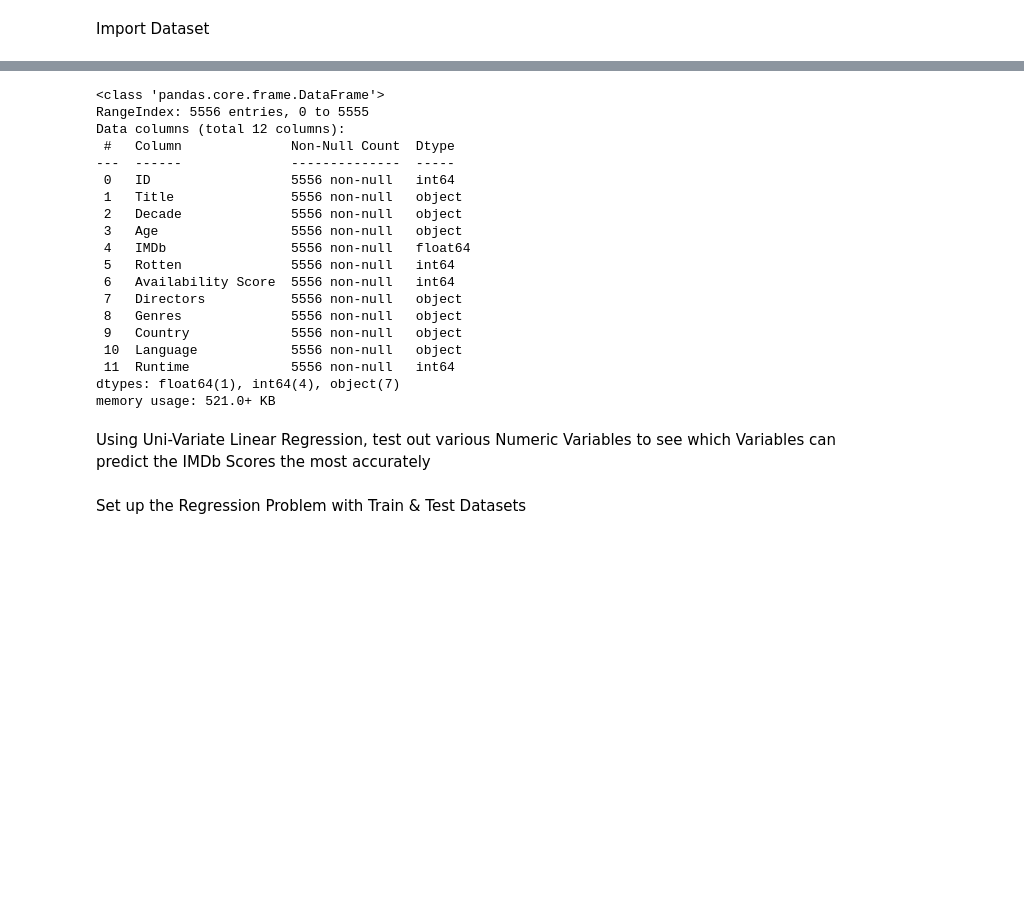
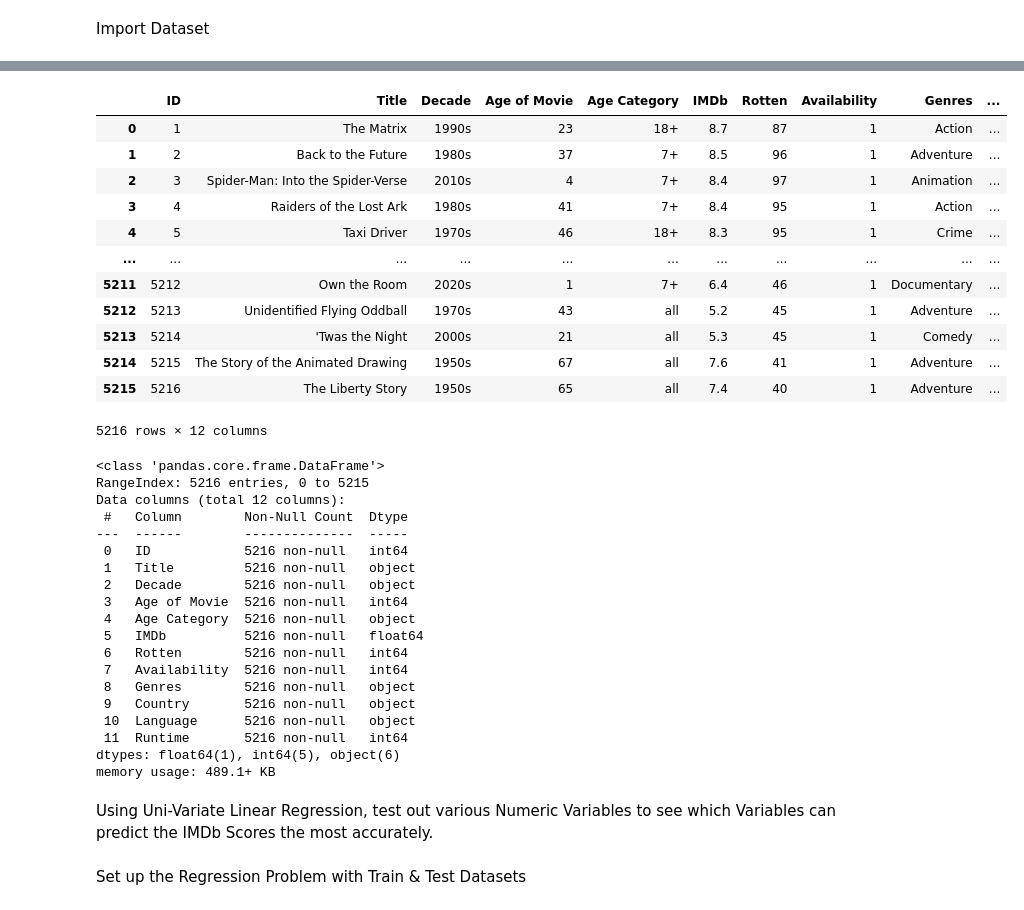
Before and after one commit to rlim066/SC1015-Data-Science-AI-Working-Set-, a Jupyter notebook: Numeric Regression Prediction.ipynb, the cells around one changed output, grey strips where cells are left out. Saved outputs shown, nothing was run; the diff lists cells and outputs as text; code cells hidden in the pictures; blank space fills up the shorter version.

Commit message:
numeric LR

```diff
--- a/Numeric Regression Prediction.ipynb
+++ b/Numeric Regression Prediction.ipynb
@@ -20,24 +78,46 @@ Moviedata.head()
+# %%
+moviedata = moviedata.reset_index()
+moviedata = moviedata.drop(columns = ['ID', 'index'])
+ID = []
+for i in range(1, len(moviedata) + 1):
+    ID.append(i)
+moviedata.insert(0, "ID", ID)
+moviedata
+# %% [output]
+|  | ID | Title | Decade | Age of Movie | Age Category | IMDb | Rotten | Availability | Genres | ... |
+| 0 | 1 | The Matrix | 1990s | 23 | 18+ | 8.7 | 87 | 1 | Action | ... |
+| 1 | 2 | Back to the Future | 1980s | 37 | 7+ | 8.5 | 96 | 1 | Adventure | ... |
+| 2 | 3 | Spider-Man: Into the Spider-Verse | 2010s | 4 | 7+ | 8.4 | 97 | 1 | Animation | ... |
+| 3 | 4 | Raiders of the Lost Ark | 1980s | 41 | 7+ | 8.4 | 95 | 1 | Action | ... |
+| 4 | 5 | Taxi Driver | 1970s | 46 | 18+ | 8.3 | 95 | 1 | Crime | ... |
+| ... | ... | ... | ... | ... | ... | ... | ... | ... | ... | ... |
+| 5211 | 5212 | Own the Room | 2020s | 1 | 7+ | 6.4 | 46 | 1 | Documentary | ... |
+| 5212 | 5213 | Unidentified Flying Oddball | 1970s | 43 | all | 5.2 | 45 | 1 | Adventure | ... |
+| 5213 | 5214 | 'Twas the Night | 2000s | 21 | all | 5.3 | 45 | 1 | Comedy | ... |
+| 5214 | 5215 | The Story of the Animated Drawing | 1950s | 67 | all | 7.6 | 41 | 1 | Adventure | ... |
+| 5215 | 5216 | The Liberty Story | 1950s | 65 | all | 7.4 | 40 | 1 | Adventure | ... |
+5216 rows × 12 columns
 # %%
-Moviedata.info()
+moviedata.info()
 # %% [output]
 <class 'pandas.core.frame.DataFrame'>
-RangeIndex: 5556 entries, 0 to 5555
+RangeIndex: 5216 entries, 0 to 5215
 Data columns (total 12 columns):
- #   Column              Non-Null Count  Dtype
----  ------              --------------  -----
- 0   ID                  5556 non-null   int64
- 1   Title               5556 non-null   object
- 2   Decade              5556 non-null   object
- 3   Age                 5556 non-null   object
- 4   IMDb                5556 non-null   float64
- 5   Rotten              5556 non-null   int64
- 6   Availability Score  5556 non-null   int64
- 7   Directors           5556 non-null   object
- 8   Genres              5556 non-null   object
- 9   Country             5556 non-null   object
- 10  Language            5556 non-null   object
- 11  Runtime             5556 non-null   int64
-dtypes: float64(1), int64(4), object(7)
-memory usage: 521.0+ KB
+ #   Column        Non-Null Count  Dtype
+---  ------        --------------  -----
+ 0   ID            5216 non-null   int64
+ 1   Title         5216 non-null   object
+ 2   Decade        5216 non-null   object
+ 3   Age of Movie  5216 non-null   int64
+ 4   Age Category  5216 non-null   object
+ 5   IMDb          5216 non-null   float64
+ 6   Rotten        5216 non-null   int64
+ 7   Availability  5216 non-null   int64
+ 8   Genres        5216 non-null   object
+ 9   Country       5216 non-null   object
+ 10  Language      5216 non-null   object
+ 11  Runtime       5216 non-null   int64
+dtypes: float64(1), int64(5), object(6)
+memory usage: 489.1+ KB
 # %% [markdown]
-Using Uni-Variate Linear Regression, test out various Numeric Variables to see which Variables can predict the IMDb Scores the most accurately
+Using Uni-Variate Linear Regression, test out various Numeric Variables to see which Variables can predict the IMDb Scores the most accurately.
```
Also changed, not shown: parts of 17 cells of this notebook, 1 other file.
